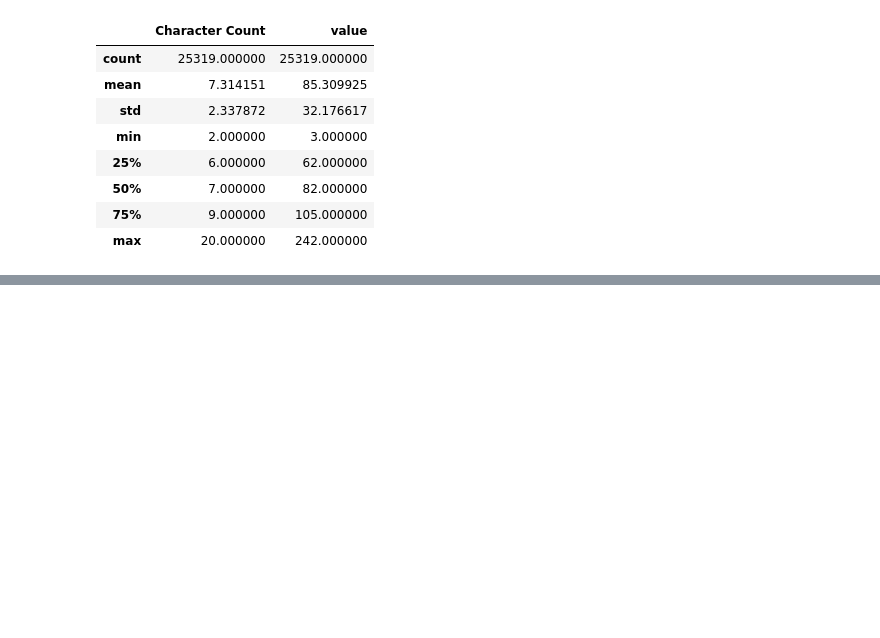
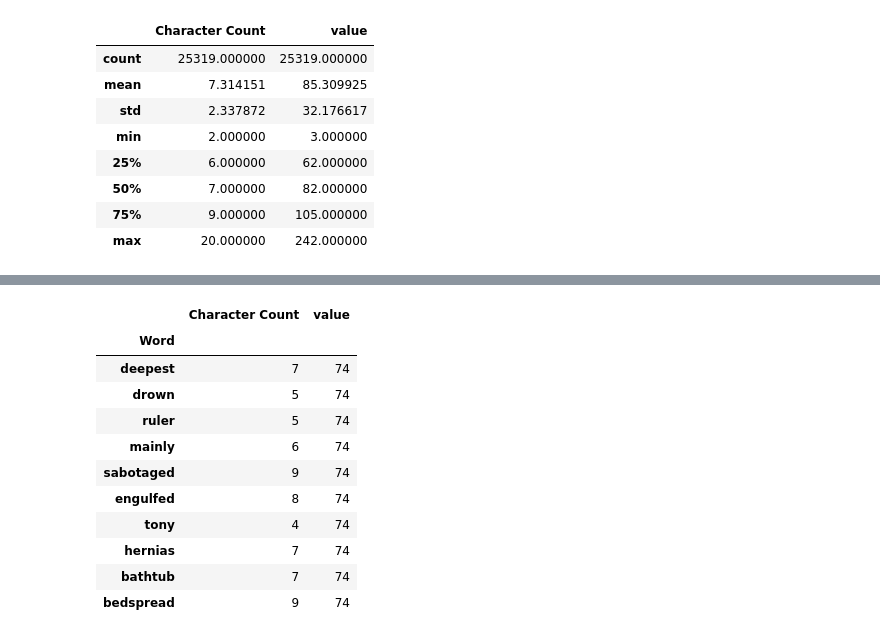
Before and after one commit to aldoSN003/New-DS, a Jupyter notebook: sample.ipynb, the cells around one changed output, grey strips where cells are left out. Cells and saved outputs as stored; diff of their text form; code cells hidden in the pictures; blank space fills up the shorter version.

```diff
--- a/sample.ipynb
+++ b/sample.ipynb
@@ -286,0 +364,15 @@ df2.describe()
+# %%
+df2.loc[df2["value"] == 74].sample(10)
+# %% [output]
+|  | Character Count | value |
+| Word |  |  |
+| deepest | 7 | 74 |
+| drown | 5 | 74 |
+| ruler | 5 | 74 |
+| mainly | 6 | 74 |
+| sabotaged | 9 | 74 |
+| engulfed | 8 | 74 |
+| tony | 4 | 74 |
+| hernias | 7 | 74 |
+| bathtub | 7 | 74 |
+| bedspread | 9 | 74 |
```
Also changed, not shown: parts of 29 cells of this notebook.
